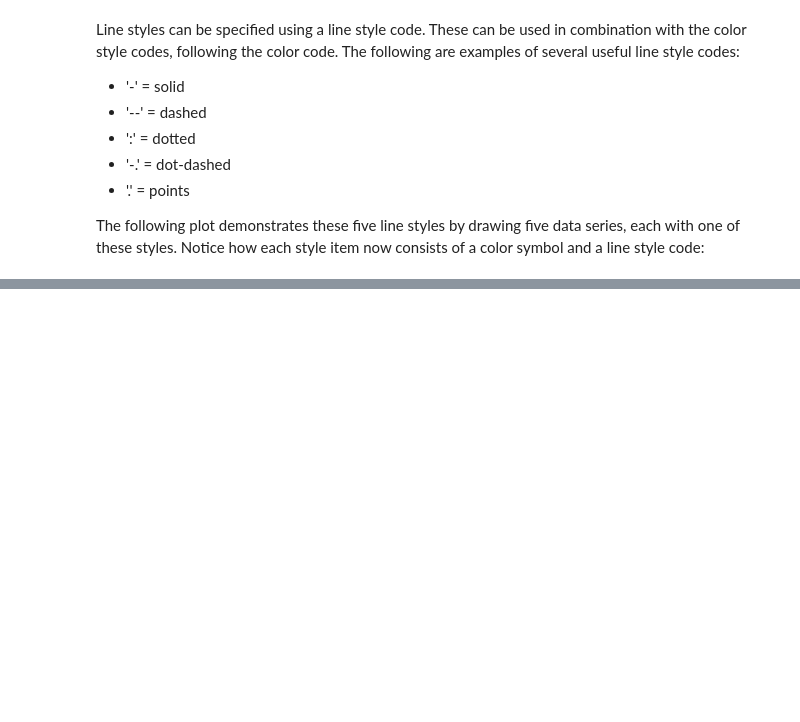
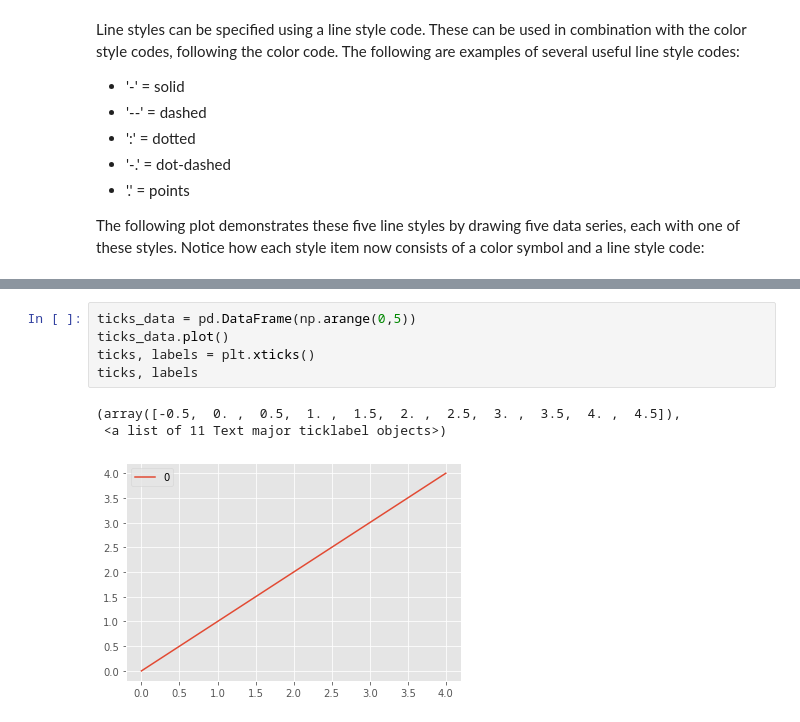
Before and after one commit to apkap83/Pandas_Notes, a Jupyter notebook: Learning_Pandas_Chapter_11 - Visualization.ipynb, the cells around one changed output, grey strips where cells are left out. Drawn from its saved outputs; the diff is of its cells as text; blank space fills up the shorter version.

```diff
--- a/Learning_Pandas_Chapter_11 - Visualization.ipynb
+++ b/Learning_Pandas_Chapter_11 - Visualization.ipynb
@@ -313,0 +362,9 @@ line style code:</p>
+# %%
+ticks_data = pd.DataFrame(np.arange(0,5))
+ticks_data.plot()
+ticks, labels = plt.xticks()
+ticks, labels
+# %% [output]
+(array([-0.5,  0. ,  0.5,  1. ,  1.5,  2. ,  2.5,  3. ,  3.5,  4. ,  4.5]),
+ <a list of 11 Text major ticklabel objects>)
+[figure, added]
```
Also changed, not shown: parts of 22 cells of this notebook.
